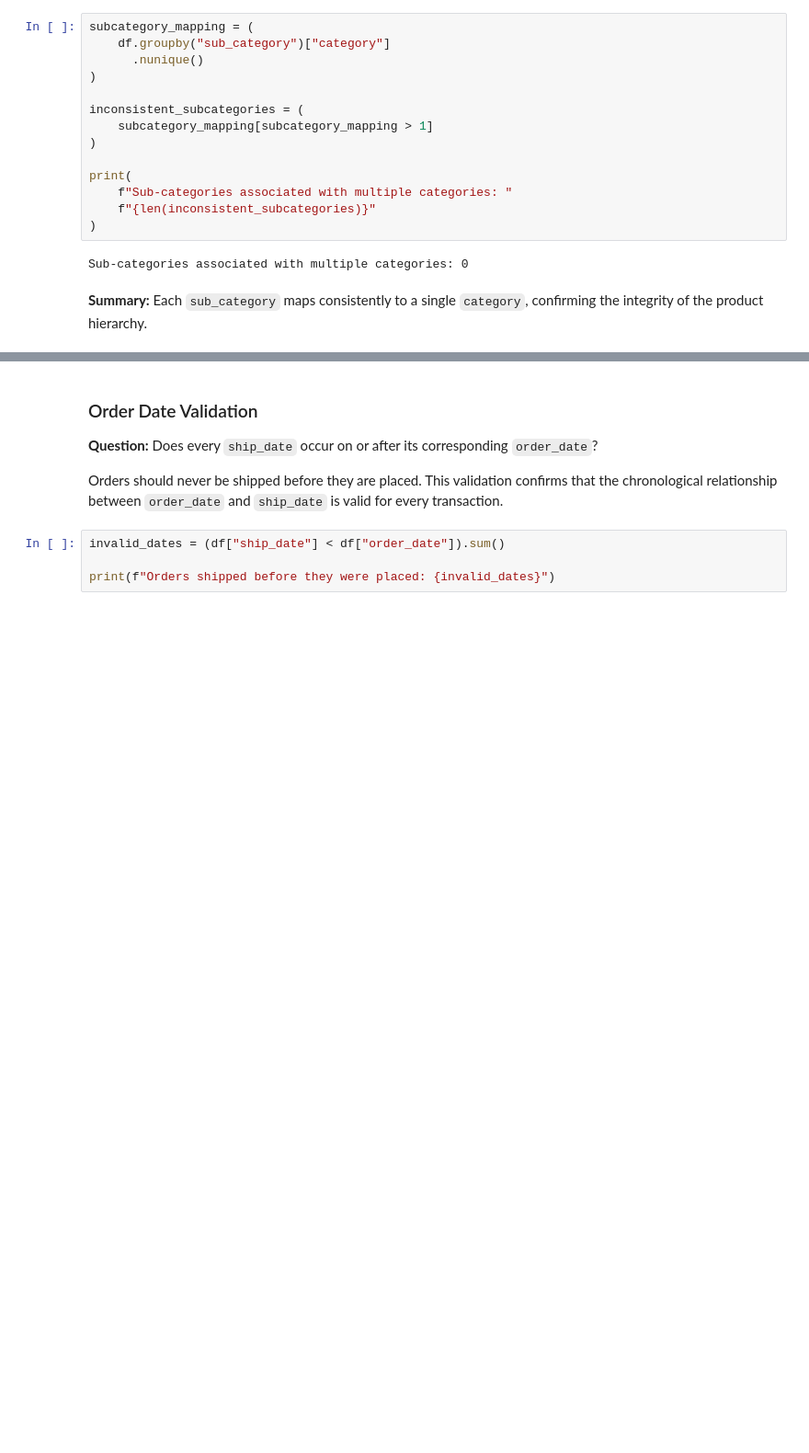
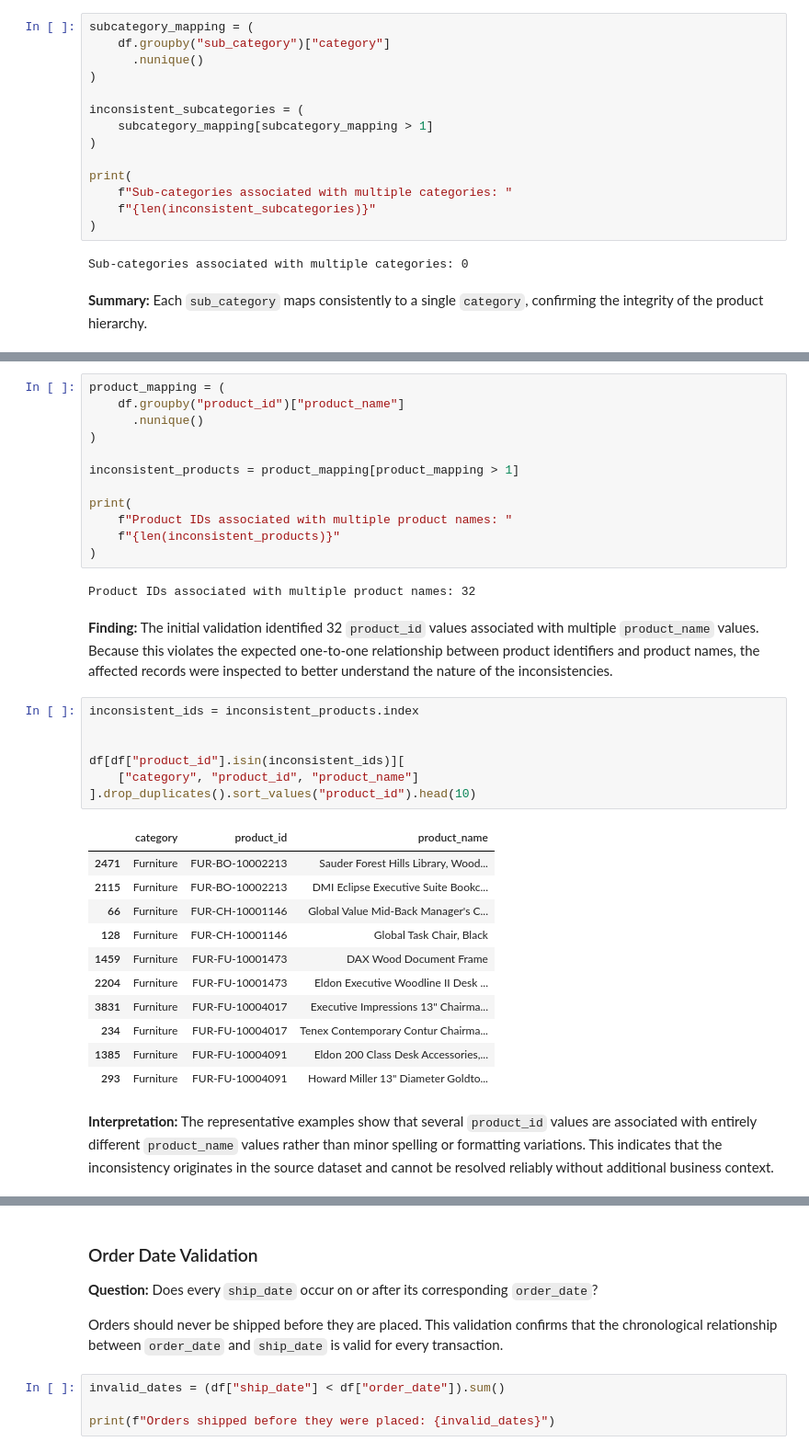
Before and after one commit to danigeiger/e_commerce_duckdb_project, a Jupyter notebook: notebooks/01_data_preprocessing.ipynb, the cells around one changed output, grey strips where cells are left out. Shown at 92% size. Saved outputs shown, nothing was run; the diff lists cells and outputs as text; blank space fills up the shorter version.

```diff
--- a/notebooks/01_data_preprocessing.ipynb
+++ b/notebooks/01_data_preprocessing.ipynb
@@ -255,0 +258,37 @@ Sub-categories associated with multiple categories: 0
+# %%
+product_mapping = (
+    df.groupby("product_id")["product_name"]
+      .nunique()
+)
+
+inconsistent_products = product_mapping[product_mapping > 1]
+
+print(
+    f"Product IDs associated with multiple product names: "
+    f"{len(inconsistent_products)}"
+)
+# %% [output]
+Product IDs associated with multiple product names: 32
+# %% [markdown]
+**Finding:** The initial validation identified 32 `product_id` values associated with multiple `product_name` values. Because this violates the expected one-to-one relationship between product identifiers and product names, the affected records were inspected to better understand the nature of the inconsistencies.
+# %%
+inconsistent_ids = inconsistent_products.index
+
+
+df[df["product_id"].isin(inconsistent_ids)][
+    ["category", "product_id", "product_name"]
+].drop_duplicates().sort_values("product_id").head(10)
+# %% [output]
+|  | category | product_id | product_name |
+| 2471 | Furniture | FUR-BO-10002213 | Sauder Forest Hills Library, Wood... |
+| 2115 | Furniture | FUR-BO-10002213 | DMI Eclipse Executive Suite Bookc... |
+| 66 | Furniture | FUR-CH-10001146 | Global Value Mid-Back Manager's C... |
+| 128 | Furniture | FUR-CH-10001146 | Global Task Chair, Black |
+| 1459 | Furniture | FUR-FU-10001473 | DAX Wood Document Frame |
+| 2204 | Furniture | FUR-FU-10001473 | Eldon Executive Woodline II Desk ... |
+| 3831 | Furniture | FUR-FU-10004017 | Executive Impressions 13" Chairma... |
+| 234 | Furniture | FUR-FU-10004017 | Tenex Contemporary Contur Chairma... |
+| 1385 | Furniture | FUR-FU-10004091 | Eldon 200 Class Desk Accessories,... |
+| 293 | Furniture | FUR-FU-10004091 | Howard Miller 13" Diameter Goldto... |
+# %% [markdown]
+**Interpretation:** The representative examples show that several `product_id` values are associated with entirely different `product_name` values rather than minor spelling or formatting variations. This indicates that the inconsistency originates in the source dataset and cannot be resolved reliably without additional business context.
```
Also changed, not shown: parts of 32 cells of this notebook.
